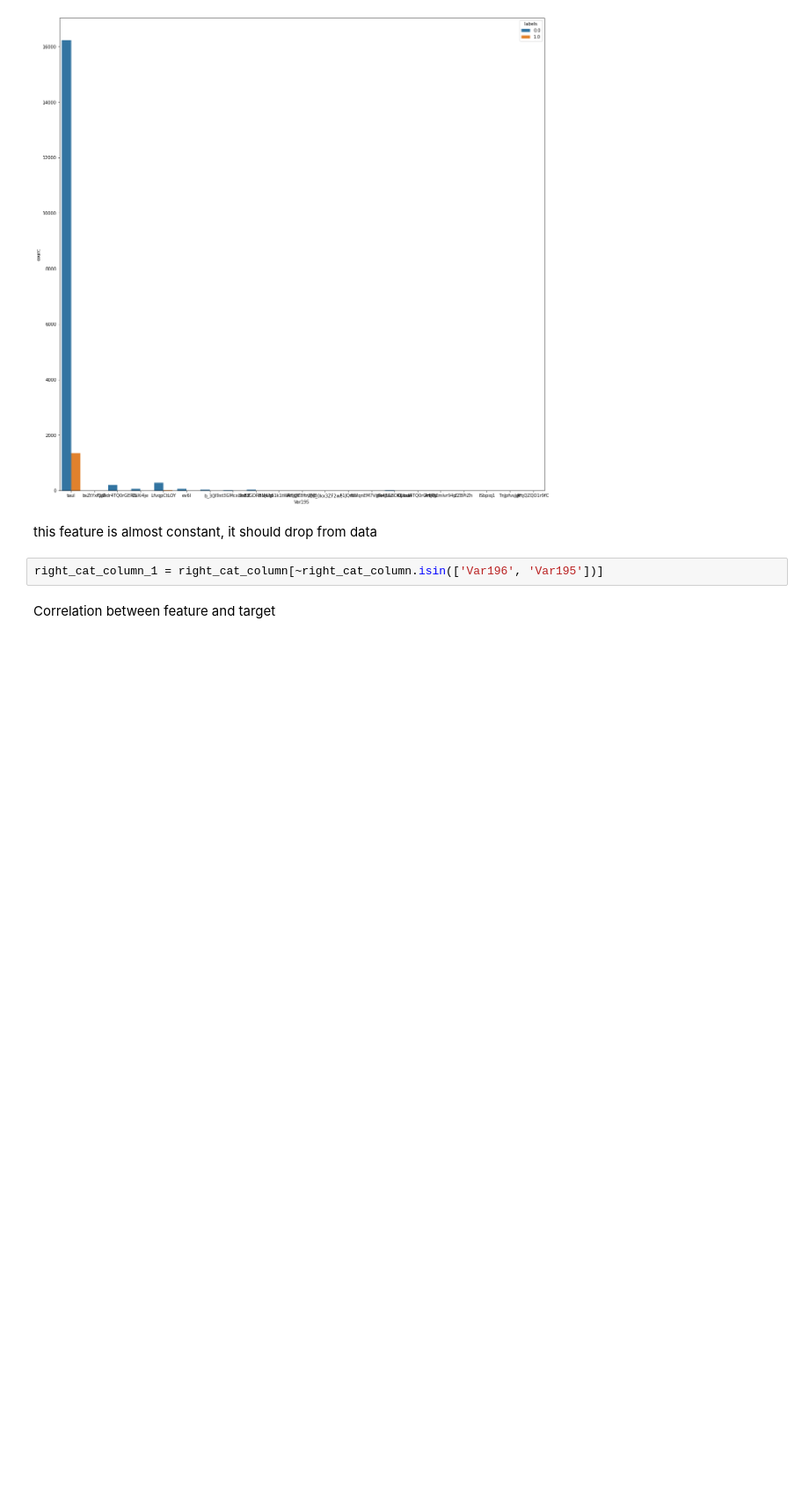
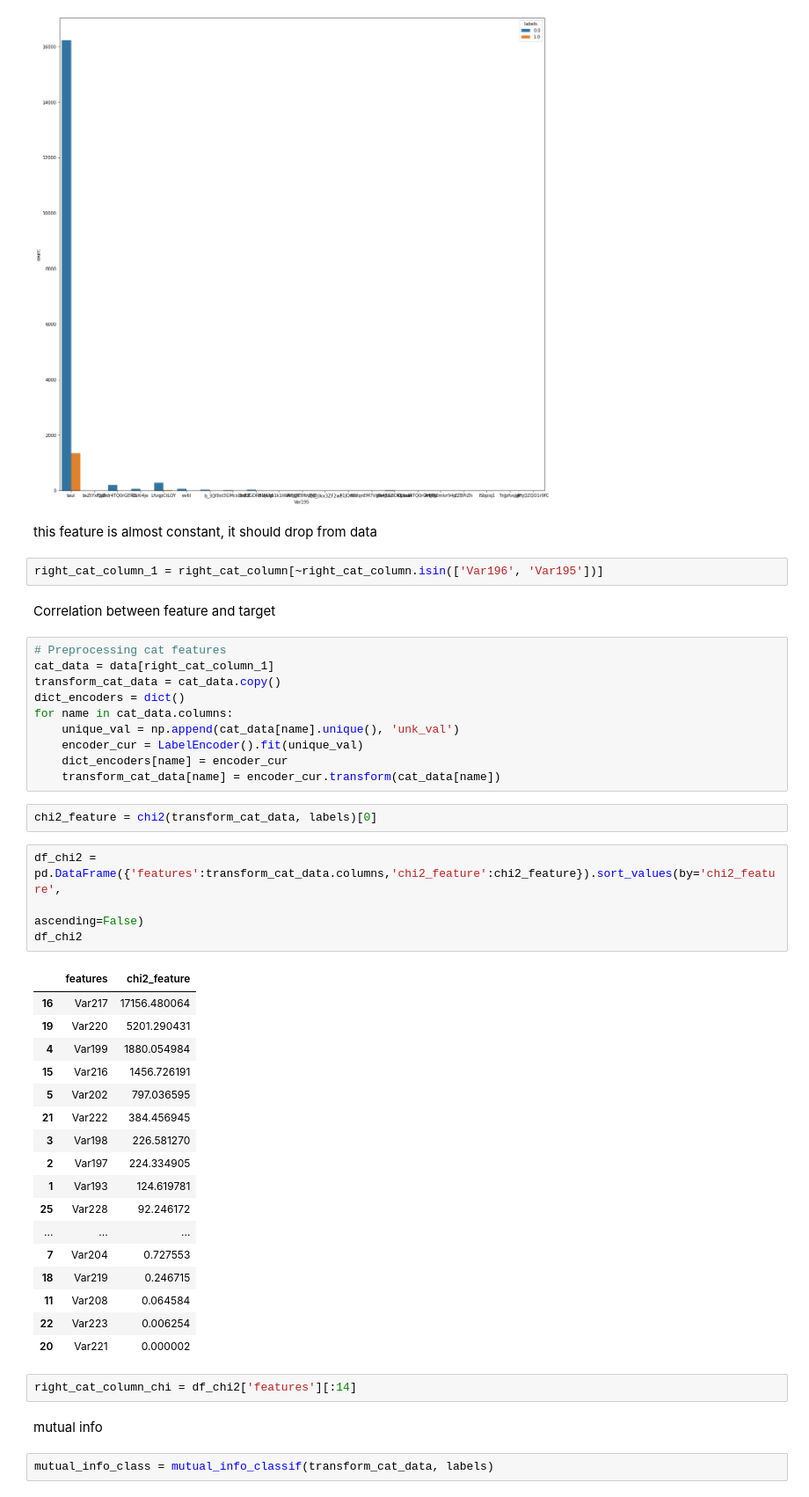
Before and after one commit to evdokimovdanila/churn_project, a Jupyter notebook: feature selection.ipynb, the cells around one changed output. Shown at 88% size. Drawn from its saved outputs; the diff is of its cells as text; blank space fills up the shorter version.

```diff
--- a/feature selection.ipynb
+++ b/feature selection.ipynb
@@ -299,5 +302,45 @@ for check_name in ['Var196', 'Var195']:
 this feature is almost constant, it should drop from data
 # %%
 right_cat_column_1 = right_cat_column[~right_cat_column.isin(['Var196', 'Var195'])]
-# %% [markdown]
-Correlation between feature and target
+# %% [markdown]
+Correlation between feature and target
+# %%
+# Preprocessing cat features
+cat_data = data[right_cat_column_1]
+transform_cat_data = cat_data.copy()
+dict_encoders = dict()
+for name in cat_data.columns:
+    unique_val = np.append(cat_data[name].unique(), 'unk_val')
+    encoder_cur = LabelEncoder().fit(unique_val)
+    dict_encoders[name] = encoder_cur
+    transform_cat_data[name] = encoder_cur.transform(cat_data[name])
+# %%
+chi2_feature = chi2(transform_cat_data, labels)[0]
+# %%
+df_chi2 = pd.DataFrame({'features':transform_cat_data.columns,'chi2_feature':chi2_feature}).sort_values(by='chi2_feature',
+                                                                                                        ascending=False)
+df_chi2
+# %% [output]
+|  | features | chi2_feature |
+| 16 | Var217 | 17156.480064 |
+| 19 | Var220 | 5201.290431 |
+| 4 | Var199 | 1880.054984 |
+| 15 | Var216 | 1456.726191 |
+| 5 | Var202 | 797.036595 |
+| 21 | Var222 | 384.456945 |
+| 3 | Var198 | 226.581270 |
+| 2 | Var197 | 224.334905 |
+| 1 | Var193 | 124.619781 |
+| 25 | Var228 | 92.246172 |
+| ... | ... | ... |
+| 7 | Var204 | 0.727553 |
+| 18 | Var219 | 0.246715 |
+| 11 | Var208 | 0.064584 |
+| 22 | Var223 | 0.006254 |
+| 20 | Var221 | 0.000002 |
+# %%
+right_cat_column_chi = df_chi2['features'][:14]
+# %% [markdown]
+mutual info
+# %%
+mutual_info_class = mutual_info_classif(transform_cat_data, labels)
```
Also changed, not shown: parts of 52 cells of this notebook, 23 other files.
